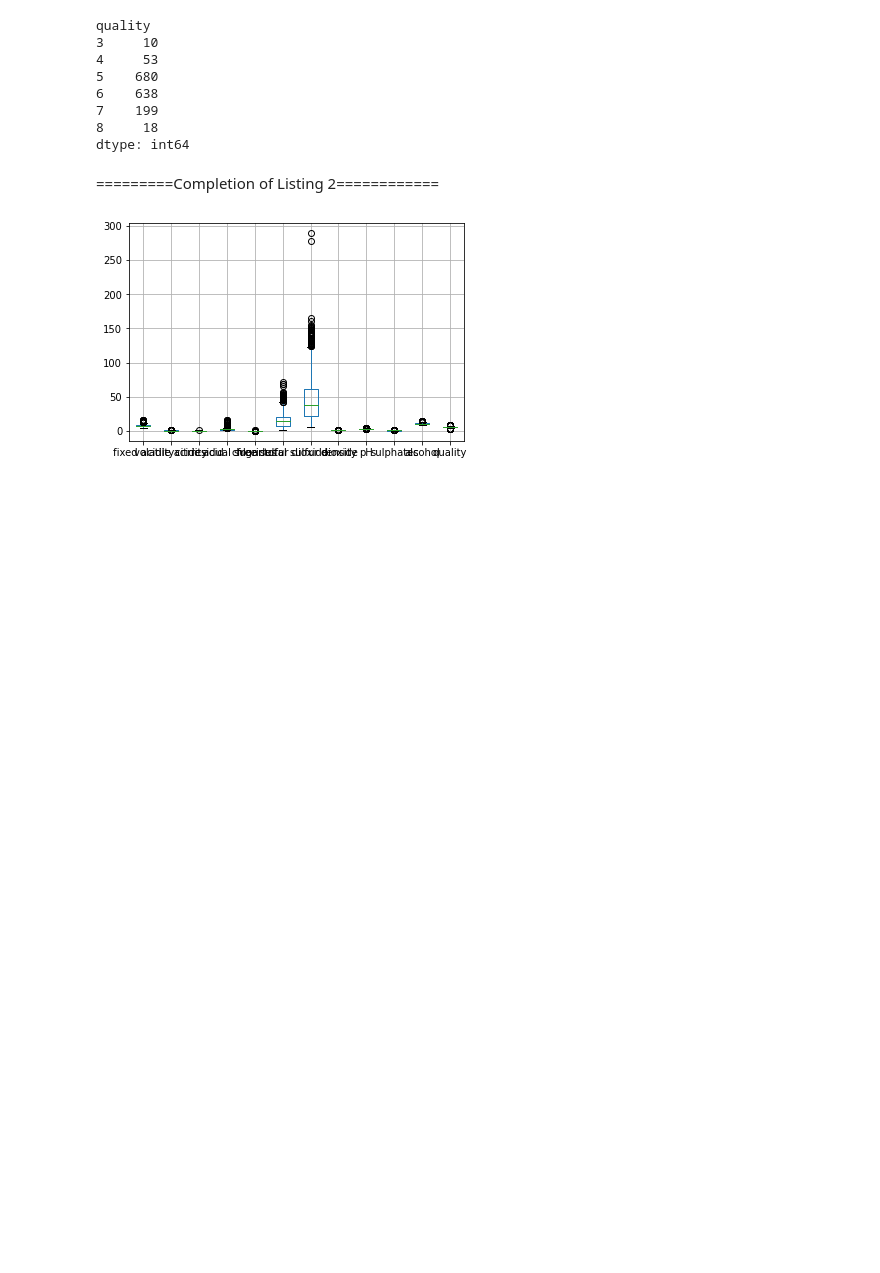
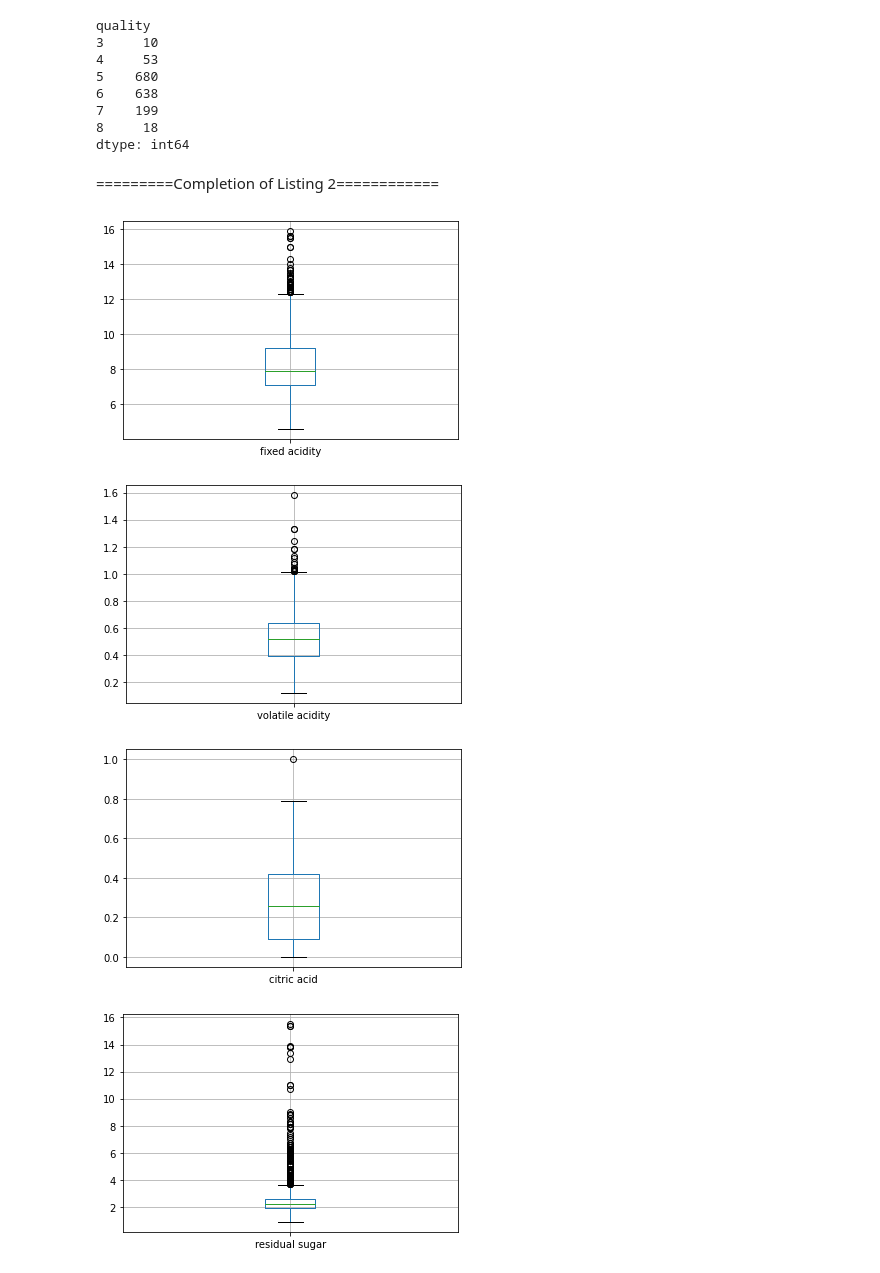
Before and after one commit to vivek18394/CSc84020, a Jupyter notebook: Assignments/Assignment1/solution/win_quality_red.ipynb, the cells around one changed output. Saved outputs shown, nothing was run; the diff lists cells and outputs as text; code cells hidden in the pictures; blank space fills up the shorter version.

```diff
--- a/Assignments/Assignment1/solution/win_quality_red.ipynb
+++ b/Assignments/Assignment1/solution/win_quality_red.ipynb
@@ -83,7 +83,11 @@ dtype: int64
 # %%
 #Listing 3: Univariate Plot
 
-boxplot = dataset.boxplot(column=names)
-plt.show()
+for column in dataset:
+    plt.figure()
+    dataset.boxplot([column])
 # %% [output]
-[figure, old version]
+[figure, new version]
+[figure, added]
+[figure, added]
+[figure, added]
```
Also changed, not shown: parts of 3 cells of this notebook, 1 other file.
